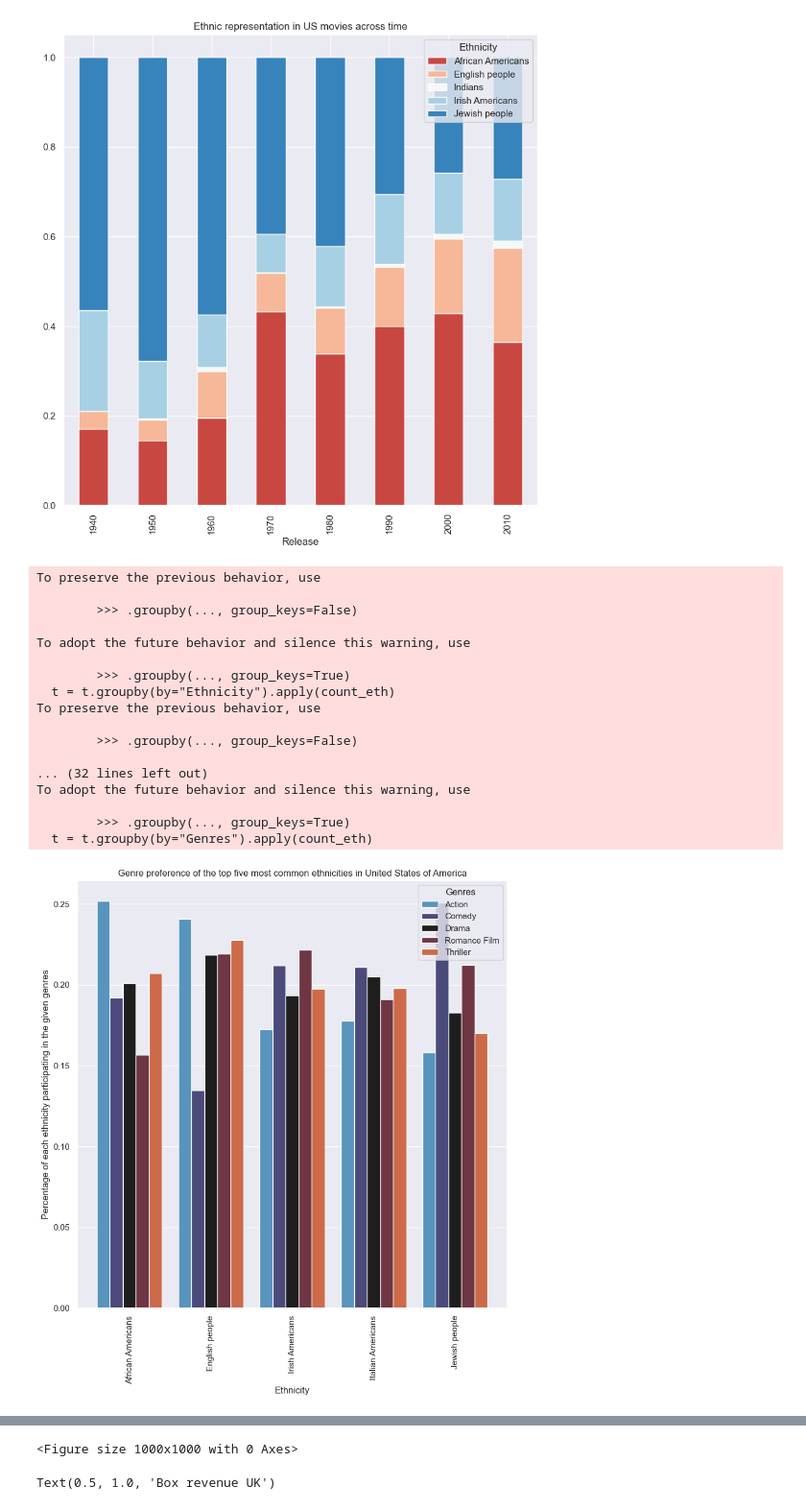
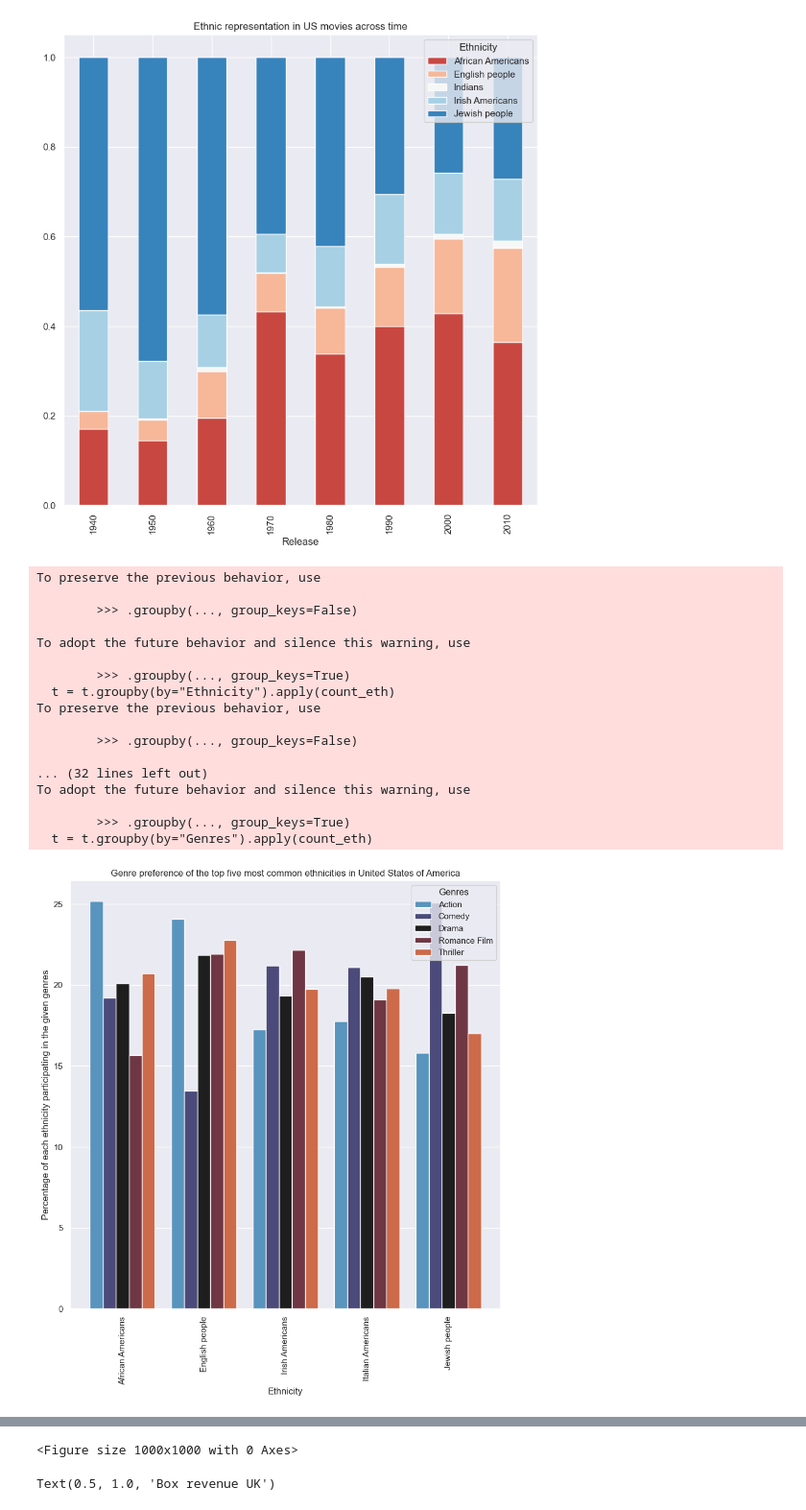
Before and after one commit to epfl-ada/ada-2022-project-rlab, a Jupyter notebook: Initial_Analysis_and_Ethnicity_Representation.ipynb, the cells around one changed output, grey strips where cells are left out. Shown at 96% size. Drawn from its saved outputs; the diff is of its cells as text; code cells hidden in the pictures.

```diff
--- a/Initial_Analysis_and_Ethnicity_Representation.ipynb
+++ b/Initial_Analysis_and_Ethnicity_Representation.ipynb
@@ -715,31 +715,32 @@ for name in ["United States of America", "India", "United Kingdom"]:
     t = t[t["Genres"].isin(t["Genres"].value_counts().nlargest(5).index)]
     t=t.groupby(by=["Genres", "Ethnicity"]).count().reset_index().rename(columns = {"Countries": "Count"})
     # Normalize by ethnicity and genre
     t = t.groupby(by="Ethnicity").apply(count_eth)
     t = t.groupby(by="Genres").apply(count_eth)
+    t["Count"] = t["Count"]*100
 
     sns.barplot(data=t, x = "Ethnicity", y="Count", hue="Genres")
     plt.xticks(rotation=90)
     plt.locator_params(axis='x', nbins=20)
     plt.ylabel("Percentage of each ethnicity participating in the given genres")
     plt.title(f'Genre preference of the top five most common ethnicities in {name}')
     plt.figure()
 # %% [output]
 To preserve the previous behavior, use
 
         >>> .groupby(..., group_keys=False)
 
 To adopt the future behavior and silence this warning, use
 
         >>> .groupby(..., group_keys=True)
   t = t.groupby(by="Ethnicity").apply(count_eth)
 To preserve the previous behavior, use
 
         >>> .groupby(..., group_keys=False)
 
 ... (32 lines left out)
 To adopt the future behavior and silence this warning, use
 
         >>> .groupby(..., group_keys=True)
   t = t.groupby(by="Genres").apply(count_eth)
-[figure, old version]
+[figure, new version]
```
Also changed, not shown: parts of 1 cell of this notebook.
